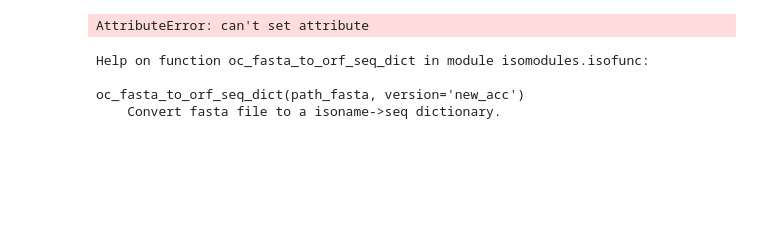
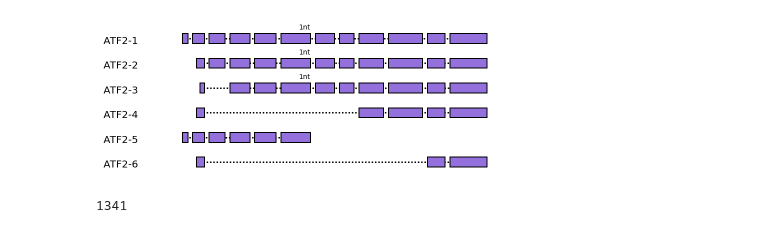
Before and after one commit to CCSB-DFCI/TF_isoforms_paper, a Jupyter notebook: analysis/i_integrative_analysis/oo_code_explore.ipynb, the cells around one changed output. Cells and saved outputs as stored; diff of their text form; code cells hidden in the pictures; blank space fills up the shorter version.

Commit message:
Updated domain alignment notebook

```diff
--- a/analysis/i_integrative_analysis/oo_code_explore.ipynb
+++ b/analysis/i_integrative_analysis/oo_code_explore.ipynb
@@ -1,27 +0,0 @@
-# %%
-import sys
-from pathlib import Path
-
-sys.path.append('../..')
-from isomodules import isocreate, isoimage, isofunc
-
-
-DATA_DIR = Path('../../data/internal')
-
-gene_name = 'ATF2'
-
-path_6k_fa = DATA_DIR / 'j2_6k_unique_isoacc_and_nt_seqs.fa'  # nucleotide sequences
-gd = isocreate.init_gen_obj(path_6k_gtf, [gene_name])
-
-path_6k_gtf = DATA_DIR / 'c_6k_unique_acc_aligns.gtf'  # genome alignment
-orf_seqs_6k = isofunc.oc_fasta_to_orf_seq_dict(path_6k_fa)
-gd = isocreate.create_and_link_seq_related_obj(gd, orf_seqs_6k)
-# %% [output]
-AttributeError: can't set attribute
-# %%
-help(isofunc.oc_fasta_to_orf_seq_dict)
-# %% [output]
-Help on function oc_fasta_to_orf_seq_dict in module isomodules.isofunc:
-
-oc_fasta_to_orf_seq_dict(path_fasta, version='new_acc')
-    Convert fasta file to a isoname->seq dictionary.
@@ -27,0 +55,16 @@ oc_fasta_to_orf_seq_dict(path_fasta, version='new_acc')
+# %%
+# make this a method
+isoimage.render_iso_image(list(gene.orfs))
+# %% [output]
+[figure, added]
+# %%
+# trying to map between genomic_aa_alignement and protein sequence co-ordinates
+
+# what is poss?
+# poss.coords is genomic co-ordinates
+
+for orf in gene.orfs:
+    print(len(orf.chain))
+    break
+# %% [output]
+1341
```
Also changed, not shown: parts of 7 cells of this notebook, 1 other file.
